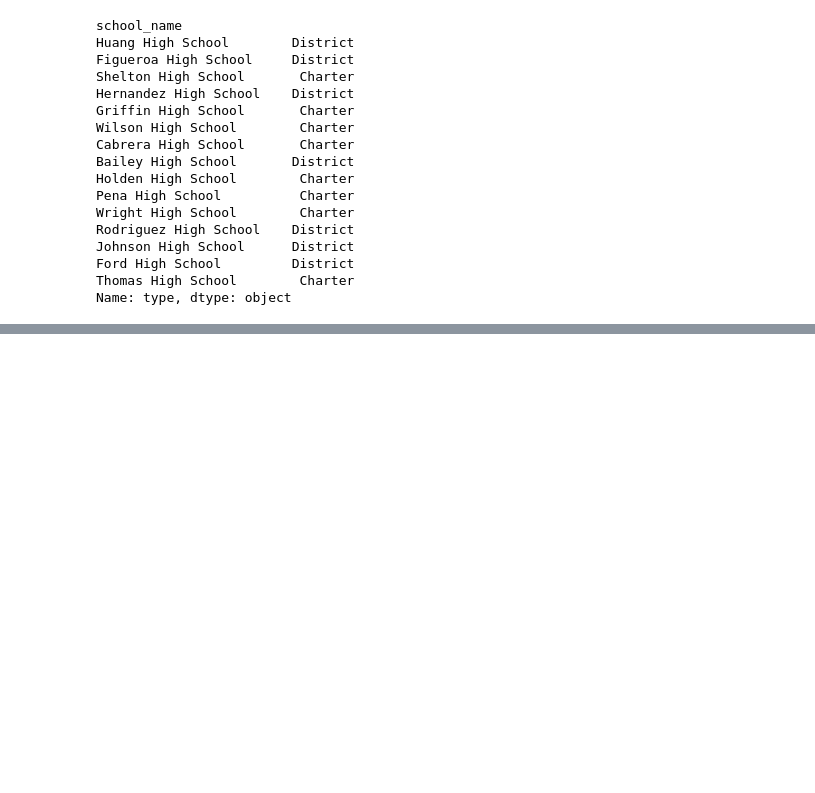
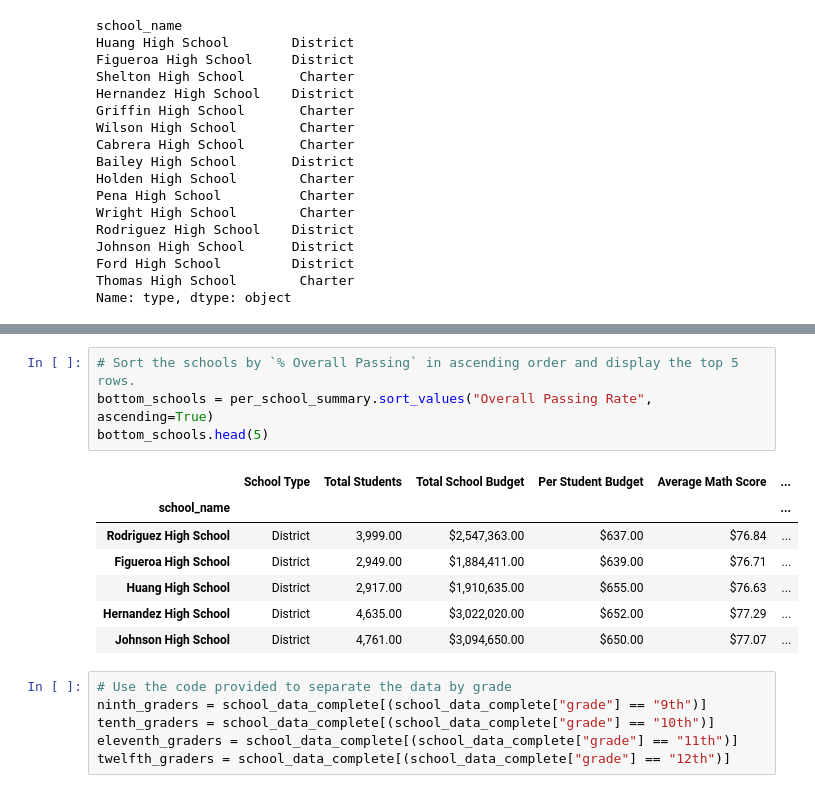
Before and after one commit to HarrietOrleans/pandas-challenge, a Jupyter notebook: PyCitySchools/PyCitySchools_challenge.ipynb, the cells around one changed output, grey strips where cells are left out. Cells and saved outputs as stored; diff of their text form; blank space fills up the shorter version.

```diff
--- a/PyCitySchools/PyCitySchools_challenge.ipynb
+++ b/PyCitySchools/PyCitySchools_challenge.ipynb
@@ -163,0 +288,18 @@ dtype: float64
+# %%
+# Sort the schools by `% Overall Passing` in ascending order and display the top 5 rows.
+bottom_schools = per_school_summary.sort_values("Overall Passing Rate", ascending=True)
+bottom_schools.head(5)
+# %% [output]
+|  | School Type | Total Students | Total School Budget | Per Student Budget | Average Math Score | ... |
+| school_name |  |  |  |  |  | ... |
+| Rodriguez High School | District | 3,999.00 | $2,547,363.00 | $637.00 | $76.84 | ... |
+| Figueroa High School | District | 2,949.00 | $1,884,411.00 | $639.00 | $76.71 | ... |
+| Huang High School | District | 2,917.00 | $1,910,635.00 | $655.00 | $76.63 | ... |
+| Hernandez High School | District | 4,635.00 | $3,022,020.00 | $652.00 | $77.29 | ... |
+| Johnson High School | District | 4,761.00 | $3,094,650.00 | $650.00 | $77.07 | ... |
+# %%
+# Use the code provided to separate the data by grade
+ninth_graders = school_data_complete[(school_data_complete["grade"] == "9th")]
+tenth_graders = school_data_complete[(school_data_complete["grade"] == "10th")]
+eleventh_graders = school_data_complete[(school_data_complete["grade"] == "11th")]
+twelfth_graders = school_data_complete[(school_data_complete["grade"] == "12th")]
```
Also changed, not shown: parts of 19 cells of this notebook.
